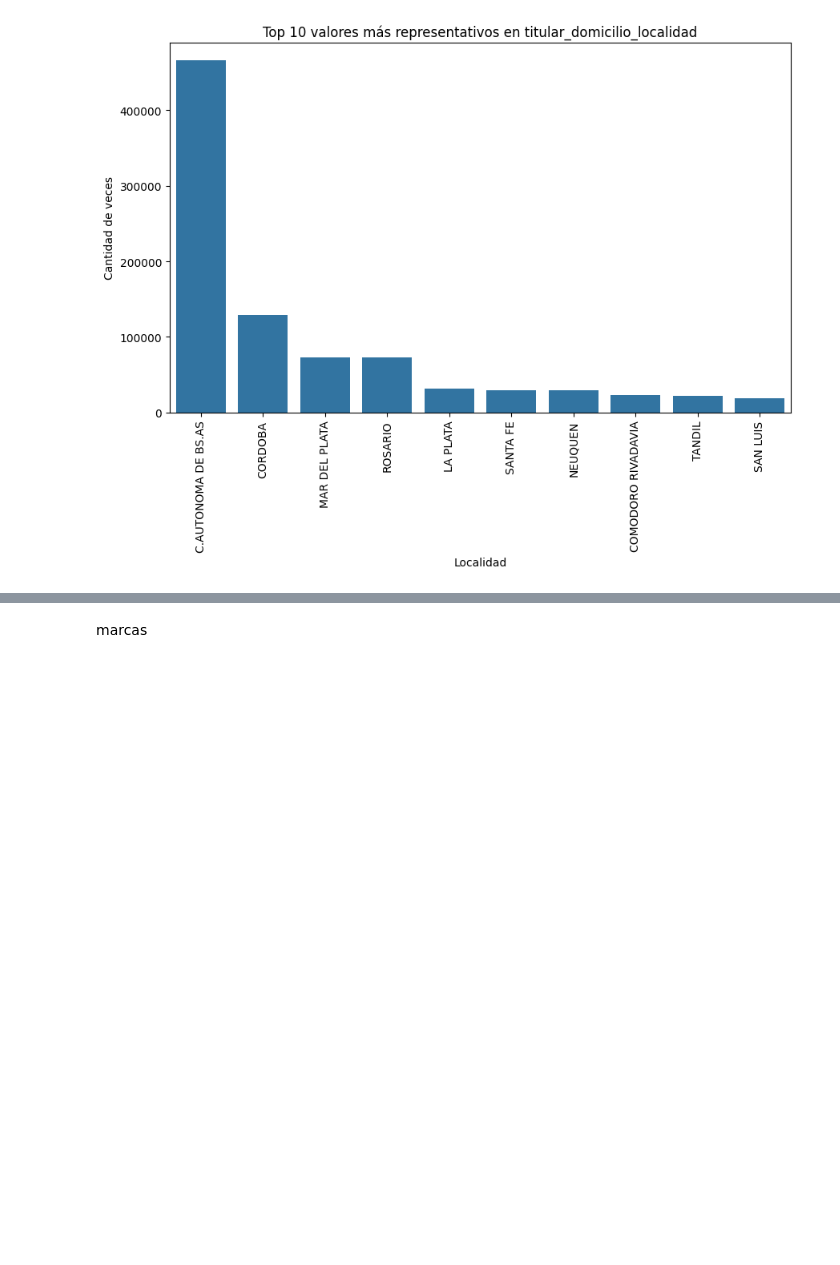
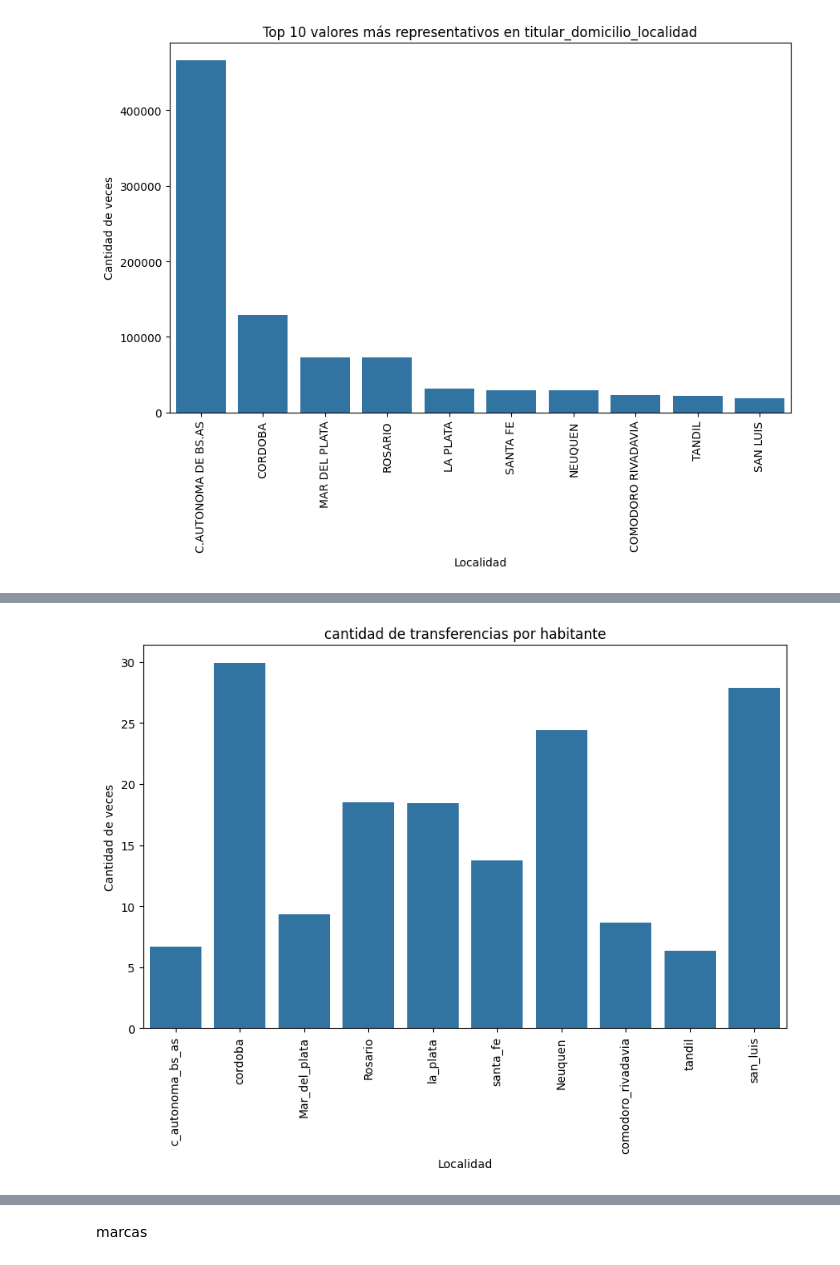
Before and after one commit to PabloBertorello/Transferencias, a Jupyter notebook: transfer.ipynb, the cells around one changed output, grey strips where cells are left out. Saved outputs shown, nothing was run; the diff lists cells and outputs as text; code cells hidden in the pictures; blank space fills up the shorter version.

```diff
--- a/transfer.ipynb
+++ b/transfer.ipynb
@@ -224,0 +278,29 @@ plt.show()
+# %%
+
+
+# Tu DataFrame original
+datos = {'Localidad': ['c_autonoma_bs_as', 'cordoba', 'Mar_del_plata', 'Rosario', 'la_plata', 'santa_fe',
+                      'Neuquen', 'comodoro_rivadavia', 'tandil', 'san_luis'],
+        'Cantidad': [466092, 128551, 72980, 72971, 31134, 29229, 29101, 23223, 22004, 19400]}
+
+poblacion_cantidad = pd.DataFrame(datos)
+
+# Diccionario con las cantidades adicionales
+poblacion_total = {
+    'c_autonoma_bs_as': 3121000,
+    'cordoba': 3840905,
+    'Mar_del_plata': 682605,
+    'Rosario': 1348725,
+    'la_plata': 574369,
+    'santa_fe': 401602,
+    'Neuquen': 710814,
+    'comodoro_rivadavia': 201228,
+    'tandil': 140000,
+    'san_luis': 540905
+}
+
+# Crear la nueva columna 'Poblacion'
+poblacion_cantidad['Poblacion'] = poblacion_cantidad['Localidad'].map(poblacion_total)
+
+# Ver el resultado
+poblacion_cantidad
@@ -224,0 +319,3 @@ plt.show()
+# %%
+poblacion_cantidad['hab_por_transf'] = poblacion_cantidad['Poblacion']/ poblacion_cantidad['Cantidad']
+poblacion_cantidad
@@ -224,0 +334,11 @@ plt.show()
+# %%
+# Crea el histograma con seaborn
+plt.figure(figsize=(10, 6))
+sns.barplot(data=poblacion_cantidad, x='Localidad', y='hab_por_transf')
+plt.xlabel('Localidad')
+plt.ylabel('Cantidad de veces')
+plt.title('cantidad de transferencias por habitante')
+plt.xticks(rotation=90)
+plt.show()
+# %% [output]
+[figure, added]
```
Also changed, not shown: parts of 26 cells of this notebook.
